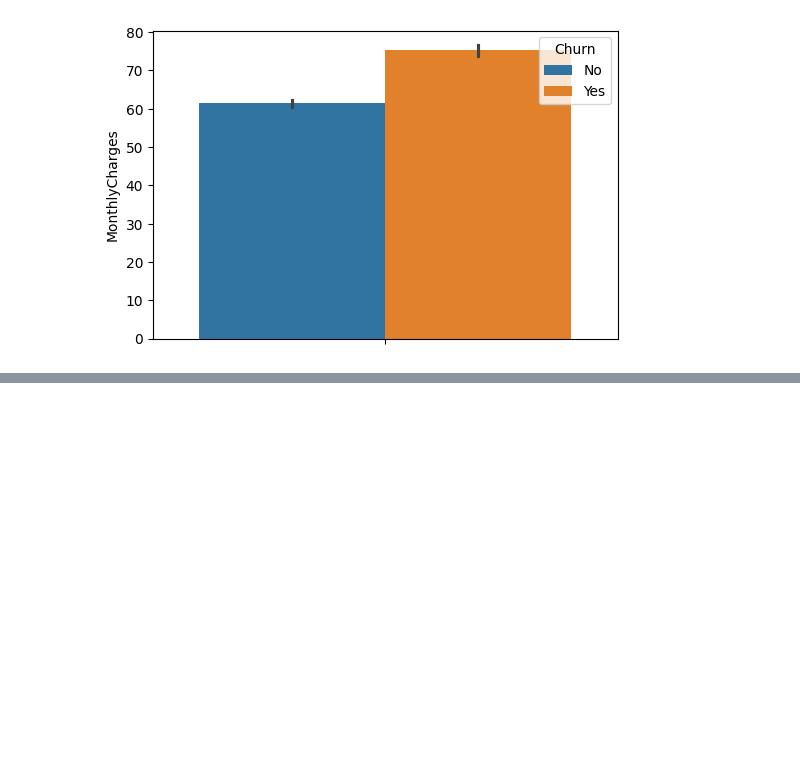
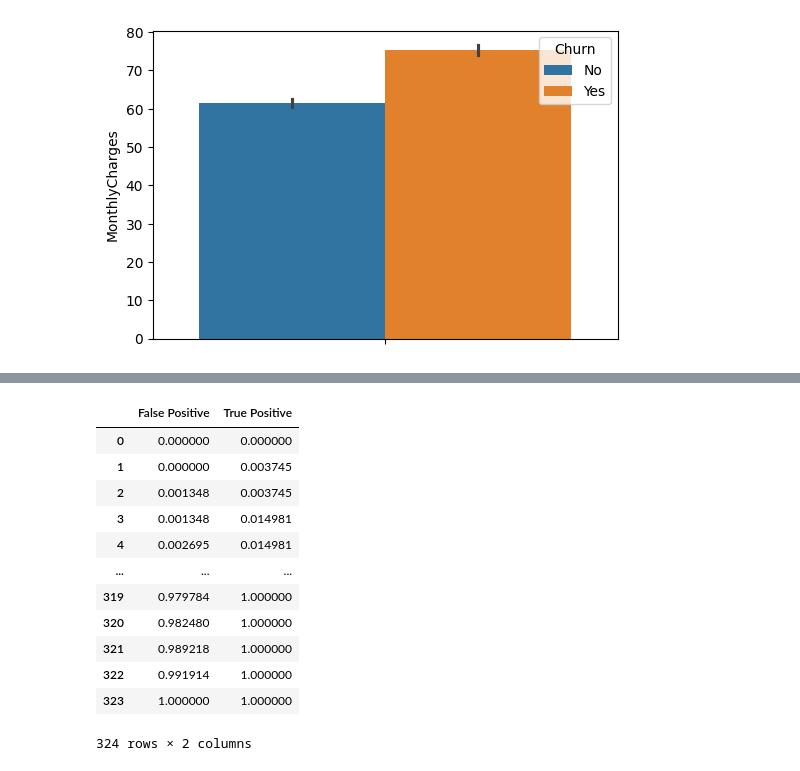
Before and after one commit to brimends/Vodafone_Customer_Churn, a Jupyter notebook: notebook.ipynb, the cells around one changed output, grey strips where cells are left out. Saved outputs shown, nothing was run; the diff lists cells and outputs as text; code cells hidden in the pictures; blank space fills up the shorter version.

```diff
--- a/notebook.ipynb
+++ b/notebook.ipynb
@@ -515,0 +1090,21 @@ plt.show()
+# %%
+
+# Creating a DataFrame with ROC curve informat
+
+df = pd.DataFrame(zip(fpr, tpr), columns=['False Positive', 'True Positive'])
+
+df
+# %% [output]
+|  | False Positive | True Positive |
+| 0 | 0.000000 | 0.000000 |
+| 1 | 0.000000 | 0.003745 |
+| 2 | 0.001348 | 0.003745 |
+| 3 | 0.001348 | 0.014981 |
+| 4 | 0.002695 | 0.014981 |
+| ... | ... | ... |
+| 319 | 0.979784 | 1.000000 |
+| 320 | 0.982480 | 1.000000 |
+| 321 | 0.989218 | 1.000000 |
+| 322 | 0.991914 | 1.000000 |
+| 323 | 1.000000 | 1.000000 |
+324 rows × 2 columns
```
Also changed, not shown: parts of 56 cells of this notebook, 3 other files.
